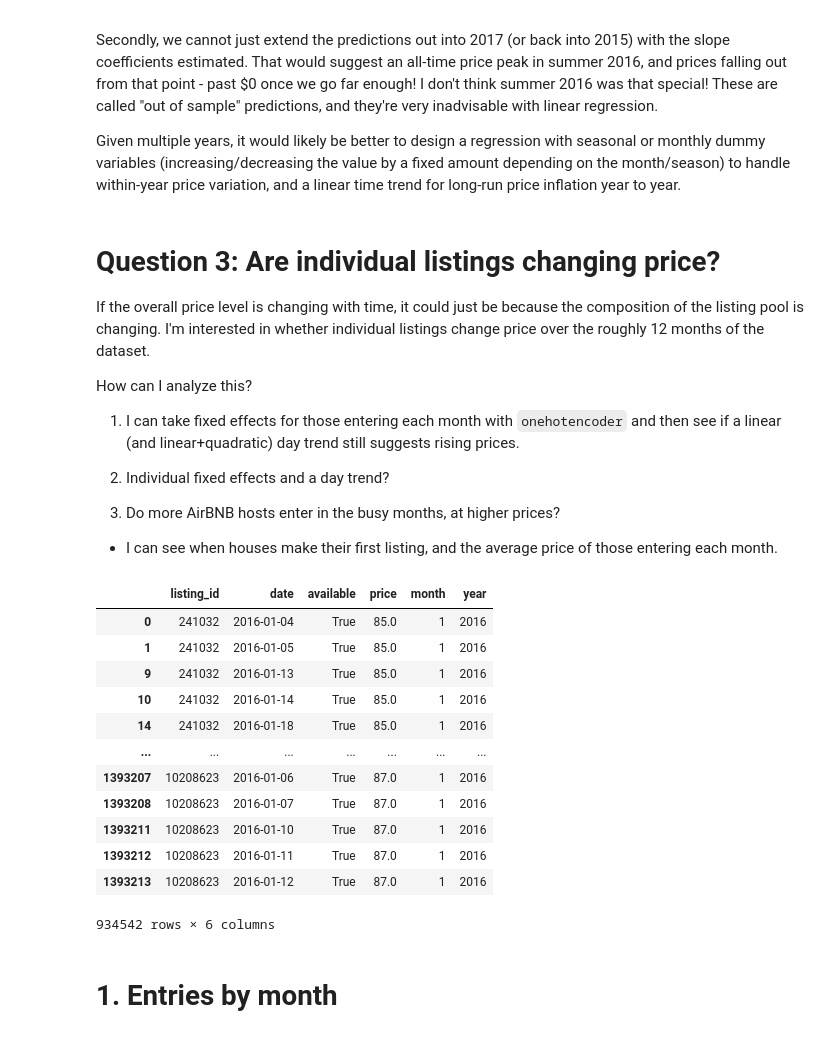
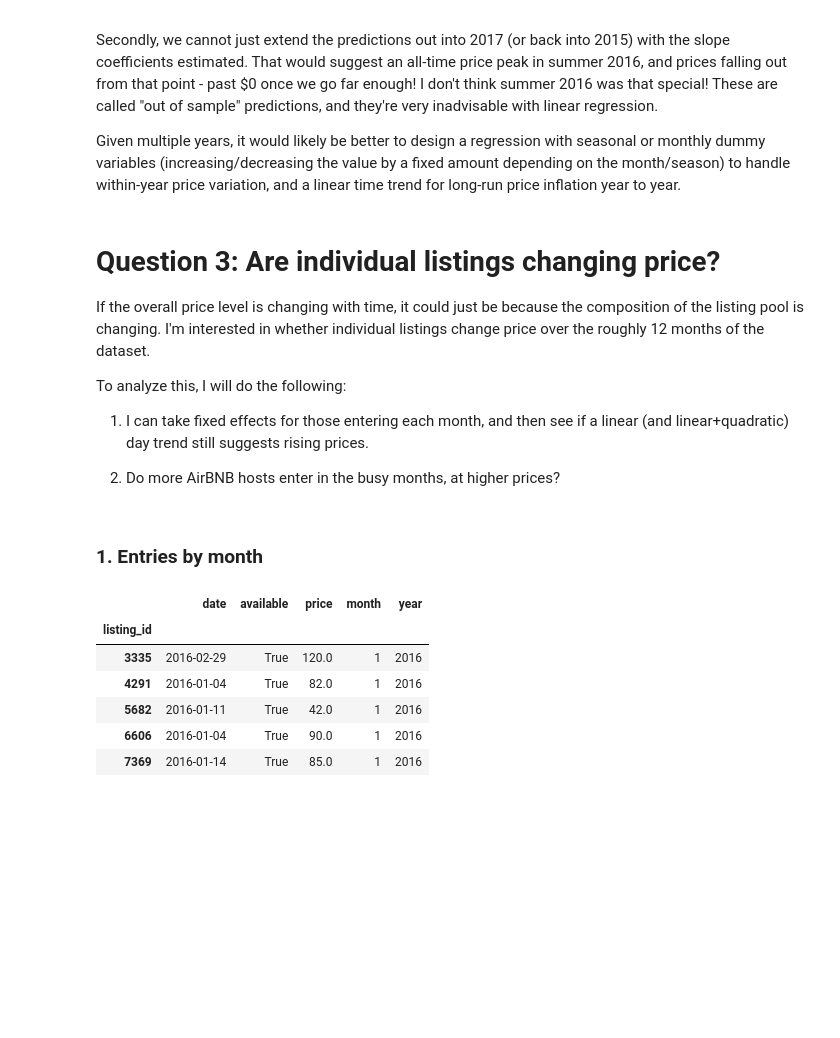
Before and after one commit to HJIzt/DataScienceBlogpost, a Jupyter notebook: seattle_airbnb_analysis.ipynb, the cells around one changed output. Cells and saved outputs as stored; diff of their text form; code cells hidden in the pictures; blank space fills up the shorter version.

```diff
--- a/seattle_airbnb_analysis.ipynb
+++ b/seattle_airbnb_analysis.ipynb
@@ -624,33 +397,23 @@ Given multiple years, it would likely be better to design a regression with seas
 
 If the overall price level is changing with time, it could just be because the composition of the listing pool is changing. I'm interested in whether individual listings change price over the roughly 12 months of the dataset.
 
-How can I analyze this?
+To analyze this, I will do the following:
 
 
-1. I can take fixed effects for those entering each month with `onehotencoder` and then see if a linear (and linear+quadratic) day trend still suggests rising prices.
+1. I can take fixed effects for those entering each month, and then see if a linear (and linear+quadratic) day trend still suggests rising prices.
 
-2. Individual fixed effects and a day trend?
-
-3. Do more AirBNB hosts enter in the busy months, at higher prices?
-
-- I can see when houses make their first listing, and the average price of those entering each month.
+2. Do more AirBNB hosts enter in the busy months, at higher prices?
+# %% [markdown]
+### 1. Entries by month
 # %%
-cal_df
 indiv_df = cal_df[cal_df["available"] == True]
-indiv_df
+indiv_entry_df = indiv_df.groupby("listing_id").min()
+indiv_entry_df.head()
 # %% [output]
-|  | listing_id | date | available | price | month | year |
-| 0 | 241032 | 2016-01-04 | True | 85.0 | 1 | 2016 |
-| 1 | 241032 | 2016-01-05 | True | 85.0 | 1 | 2016 |
-| 9 | 241032 | 2016-01-13 | True | 85.0 | 1 | 2016 |
-| 10 | 241032 | 2016-01-14 | True | 85.0 | 1 | 2016 |
-| 14 | 241032 | 2016-01-18 | True | 85.0 | 1 | 2016 |
-| ... | ... | ... | ... | ... | ... | ... |
-| 1393207 | 10208623 | 2016-01-06 | True | 87.0 | 1 | 2016 |
-| 1393208 | 10208623 | 2016-01-07 | True | 87.0 | 1 | 2016 |
-| 1393211 | 10208623 | 2016-01-10 | True | 87.0 | 1 | 2016 |
-| 1393212 | 10208623 | 2016-01-11 | True | 87.0 | 1 | 2016 |
-| 1393213 | 10208623 | 2016-01-12 | True | 87.0 | 1 | 2016 |
+|  | date | available | price | month | year |
+| listing_id |  |  |  |  |  |
+| 3335 | 2016-02-29 | True | 120.0 | 1 | 2016 |
+| 4291 | 2016-01-04 | True | 82.0 | 1 | 2016 |
+| 5682 | 2016-01-11 | True | 42.0 | 1 | 2016 |
+| 6606 | 2016-01-04 | True | 90.0 | 1 | 2016 |
+| 7369 | 2016-01-14 | True | 85.0 | 1 | 2016 |
-934542 rows × 6 columns
-# %% [markdown]
-# 1. Entries by month
```
Also changed, not shown: parts of 74 cells of this notebook.
